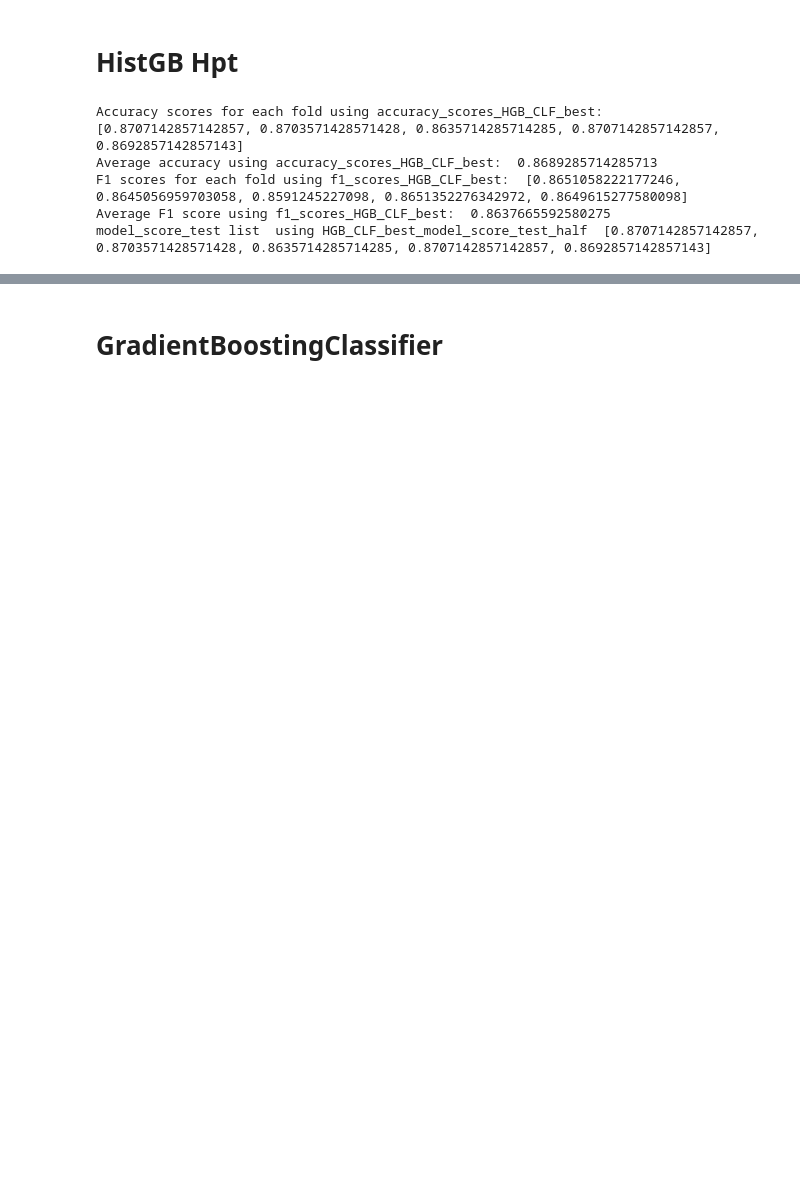
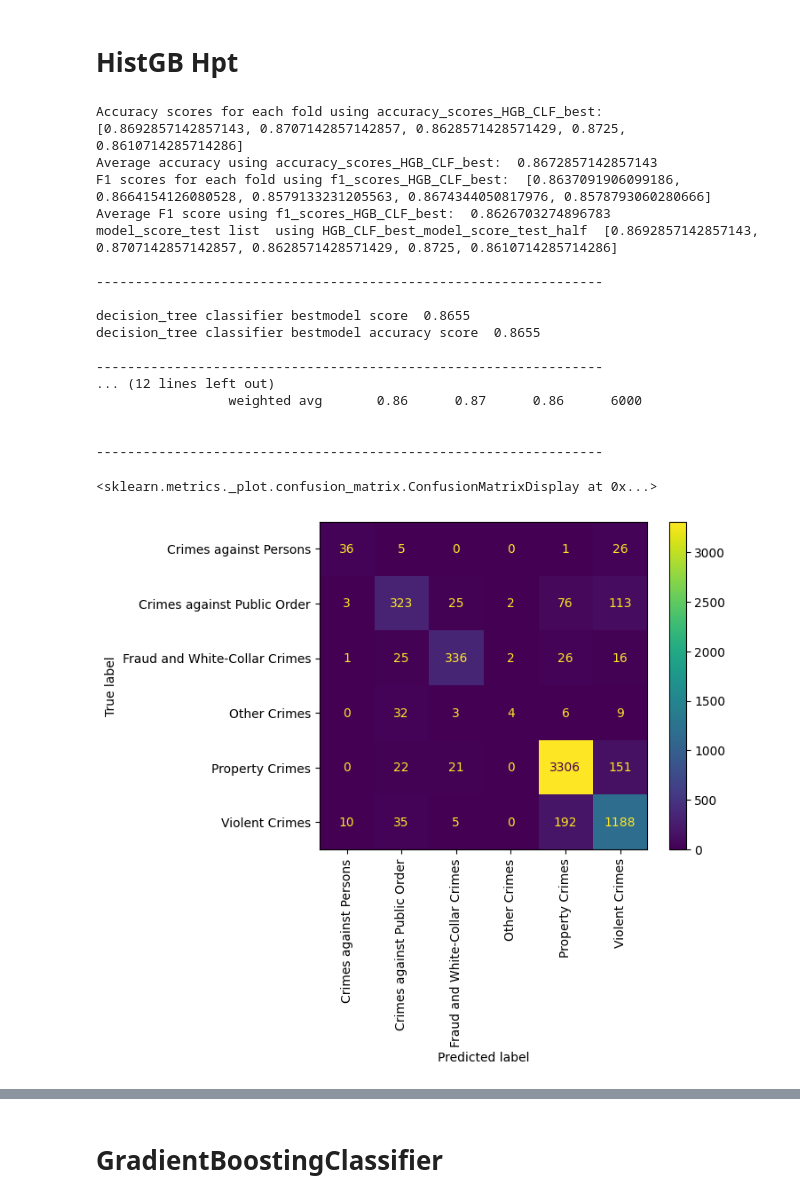
Before and after one commit to linisha04/ml-project-academic, a Jupyter notebook: 22f2000254-notebook-t22024.ipynb, the cells around one changed output, grey strips where cells are left out. Cells and saved outputs as stored; diff of their text form; code cells hidden in the pictures; blank space fills up the shorter version.

```diff
--- a/22f2000254-notebook-t22024.ipynb
+++ b/22f2000254-notebook-t22024.ipynb
@@ -2123,38 +2110,78 @@ for train_index, test_index in HGB_data_split.split(xtrain_1, ytrain_1):
     X_train, X_test = xtrain_1.iloc[train_index], xtrain_1.iloc[test_index]
     y_train, y_test = ytrain_1.iloc[train_index], ytrain_1.iloc[test_index]
 
     HGB_CLF_best.fit(X_train, y_train)
 
     y_pred_HGB_CLF_best = HGB_CLF_best.predict(X_test)
 
 
     model_score_HGB_CLF_best=HGB_CLF_best.score(X_test,y_test)
 
 
     accuracy_HGB_CLF_best = accuracy_score(y_test, y_pred_HGB_CLF_best)
 
 
     f1_HGB_CLF_best = f1_score(y_test, y_pred_HGB_CLF_best, average='weighted')
 
 
     accuracy_scores_HGB_CLF_best.append(accuracy_HGB_CLF_best)
 
     f1_scores_HGB_CLF_best.append(f1_HGB_CLF_best)
 
     HGB_CLF_best_model_score_test_half.append(model_score_HGB_CLF_best)
 
 
 print("Accuracy scores for each fold using accuracy_scores_HGB_CLF_best: ", accuracy_scores_HGB_CLF_best)
 print("Average accuracy using accuracy_scores_HGB_CLF_best: ", np.mean(accuracy_scores_HGB_CLF_best))
 print("F1 scores for each fold using f1_scores_HGB_CLF_best: ", f1_scores_HGB_CLF_best)
 print("Average F1 score using f1_scores_HGB_CLF_best: ", np.mean(f1_scores_HGB_CLF_best))
 print("model_score_test list  using HGB_CLF_best_model_score_test_half " ,HGB_CLF_best_model_score_test_half )
+
+
+print('')
+print('-----------------------------------------------------------------')
+print('')
+
+ytest_1_predicted_HGB_CLF_best=HGB_CLF_best.predict(xtest_1)
+print('decision_tree classifier bestmodel score ',HGB_CLF_best.score(xtest_1,ytest_1))
+
+print('decision_tree classifier bestmodel accuracy score ',accuracy_score( ytest_1 ,  ytest_1_predicted_HGB_CLF_best )   )
+
+print('')
+print('-----------------------------------------------------------------')
+print('')
+
+
+
+print(classification_report(ytest_1, HGB_CLF_best.predict(xtest_1)))
+
+print('')
+print('-----------------------------------------------------------------')
+print('')
+
+
+
+ConfusionMatrixDisplay.from_estimator(HGB_CLF_best, xtest_1, ytest_1,xticks_rotation='vertical')
 # %% [output]
-Accuracy scores for each fold using accuracy_scores_HGB_CLF_best:  [0.8707142857142857, 0.8703571428571428, 0.8635714285714285, 0.8707142857142857, 0.8692857142857143]
-Average accuracy using accuracy_scores_HGB_CLF_best:  0.8689285714285713
-F1 scores for each fold using f1_scores_HGB_CLF_best:  [0.8651058222177246, 0.8645056959703058, 0.8591245227098, 0.8651352276342972, 0.8649615277580098]
-Average F1 score using f1_scores_HGB_CLF_best:  0.8637665592580275
-model_score_test list  using HGB_CLF_best_model_score_test_half  [0.8707142857142857, 0.8703571428571428, 0.8635714285714285, 0.8707142857142857, 0.8692857142857143]
+Accuracy scores for each fold using accuracy_scores_HGB_CLF_best:  [0.8692857142857143, 0.8707142857142857, 0.8628571428571429, 0.8725, 0.8610714285714286]
+Average accuracy using accuracy_scores_HGB_CLF_best:  0.8672857142857143
+F1 scores for each fold using f1_scores_HGB_CLF_best:  [0.8637091906099186, 0.8664154126080528, 0.8579133231205563, 0.8674344050817976, 0.8578793060280666]
+Average F1 score using f1_scores_HGB_CLF_best:  0.8626703274896783
+model_score_test list  using HGB_CLF_best_model_score_test_half  [0.8692857142857143, 0.8707142857142857, 0.8628571428571429, 0.8725, 0.8610714285714286]
+
+-----------------------------------------------------------------
+
+decision_tree classifier bestmodel score  0.8655
+decision_tree classifier bestmodel accuracy score  0.8655
+
+-----------------------------------------------------------------
+... (12 lines left out)
+                 weighted avg       0.86      0.87      0.86      6000
+
+
+-----------------------------------------------------------------
+<sklearn.metrics._plot.confusion_matrix.ConfusionMatrixDisplay at 0x...>
+[figure, added]
 # %%
 from sklearn.ensemble import HistGradientBoostingClassifier
 
```
Also changed, not shown: parts of 15 cells of this notebook.
